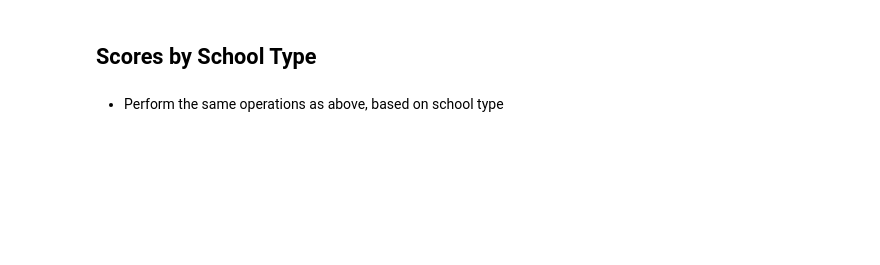
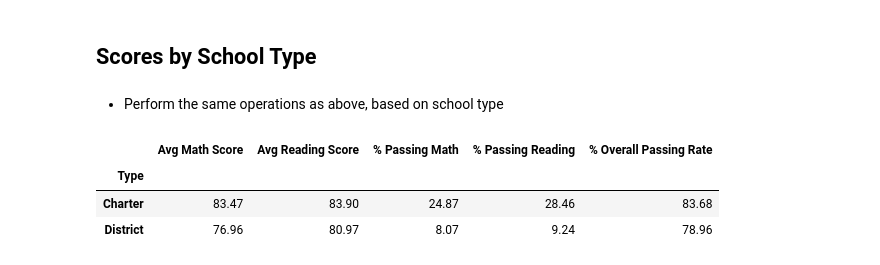
Before and after one commit to avaz7791/pandas-challenge, a Jupyter notebook: PyCitySchools/PyCitySchools.ipynb, the cells around one changed output. Cells and saved outputs as stored; diff of their text form; code cells hidden in the pictures; blank space fills up the shorter version.

```diff
--- a/PyCitySchools/PyCitySchools.ipynb
+++ b/PyCitySchools/PyCitySchools.ipynb
@@ -501,3 +492,26 @@ school_budget_group_df
 ## Scores by School Type
 # %% [markdown]
 * Perform the same operations as above, based on school type
+# %%
+school_df2.head(5)
+school_type_df = school_df2.copy()
+# %%
+sty_avgmath = school_type_df.groupby(["Type"]).mean()["Avg Math Score"]
+sty_avgread = school_type_df.groupby(["Type"]).mean()["Avg Reading Score"]
+sty_passMath = school_type_df.groupby(["Type"]).mean()["% Passing Math"]
+sty_passread = school_type_df.groupby(["Type"]).mean()["% Passing Reading"]
+sty_overall = school_type_df.groupby(["Type"]).mean()["% Overall Passing Rate"]
+
+school_type_df = pd.DataFrame({"Avg Math Score": sty_avgmath,
+                                        "Avg Reading Score": sty_avgread,
+                                        "% Passing Math": sty_passMath,
+                                        "% Passing Reading": sty_passread,
+                                        "% Overall Passing Rate":sty_overall
+                    })
+school_type_df= school_type_df.round(2)
+school_type_df
+# %% [output]
+|  | Avg Math Score | Avg Reading Score | % Passing Math | % Passing Reading | % Overall Passing Rate |
+| Type |  |  |  |  |  |
+| Charter | 83.47 | 83.90 | 24.87 | 28.46 | 83.68 |
+| District | 76.96 | 80.97 | 8.07 | 9.24 | 78.96 |
```
Also changed, not shown: parts of 12 cells of this notebook.
